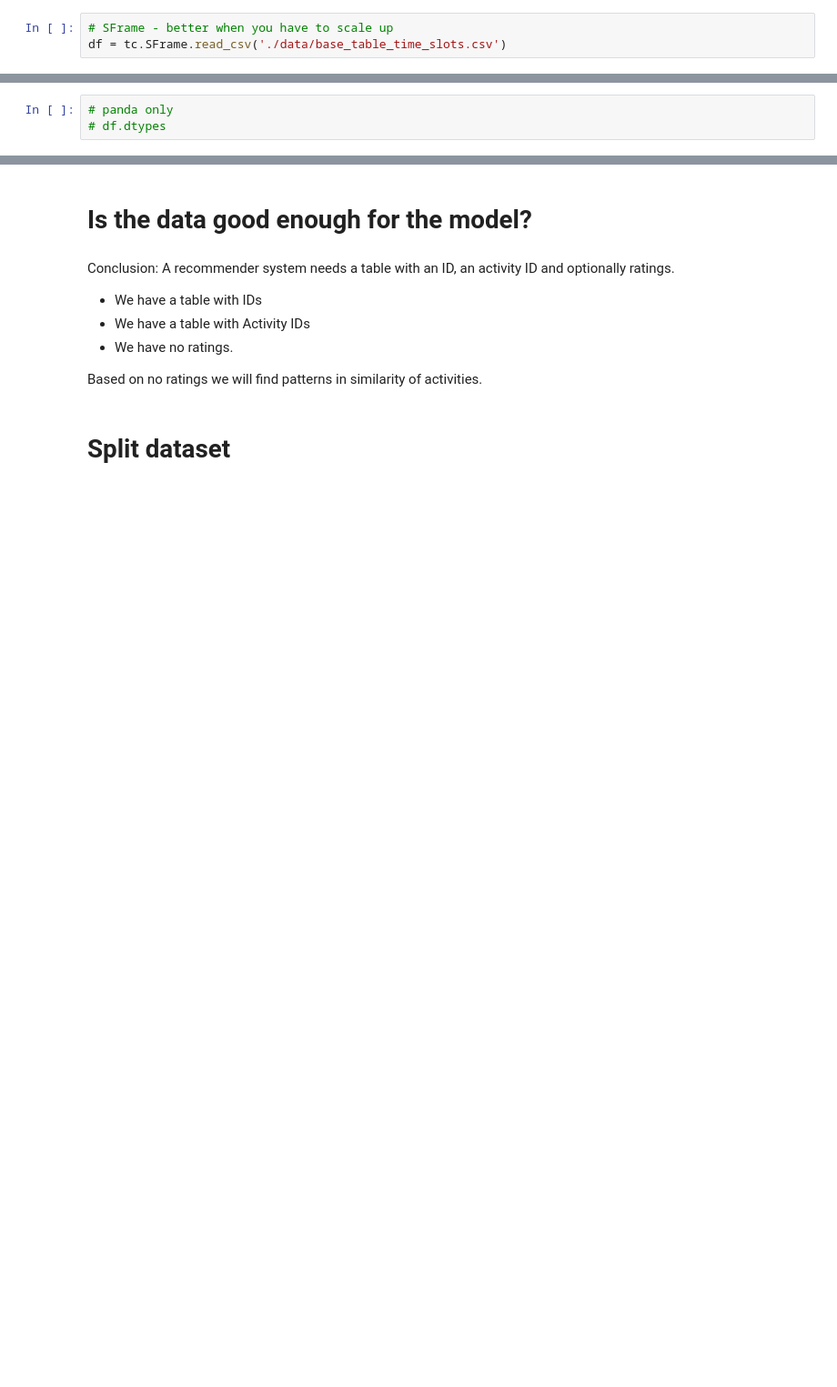
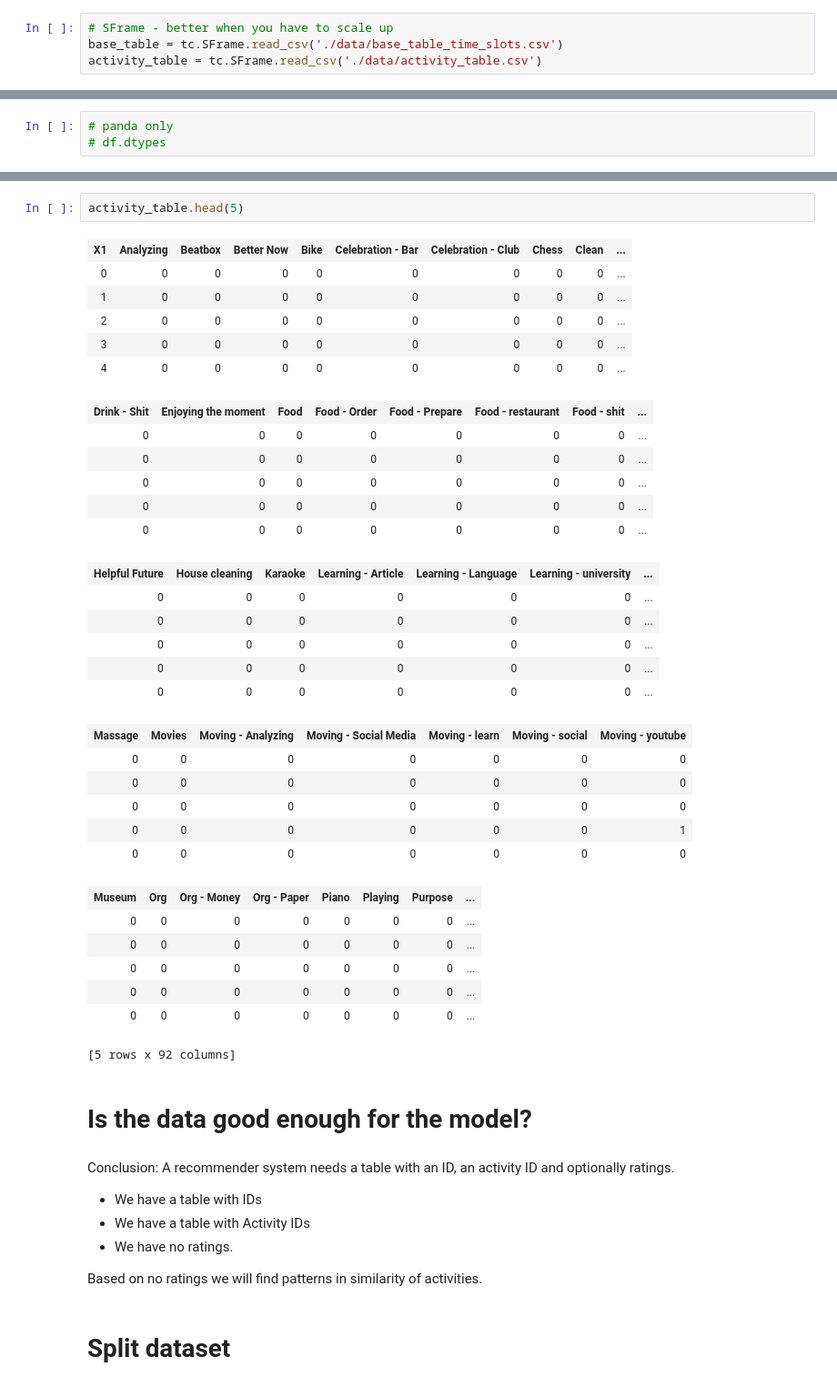
Before and after one commit to FollowJack/machine-learning-masterclass, a Jupyter notebook: project_10_activity_analysis/05_model__time_slot_recommendation.ipynb, the cells around one changed output, grey strips where cells are left out. Shown at 91% size. Cells and saved outputs as stored; diff of their text form; blank space fills up the shorter version.

```diff
--- a/project_10_activity_analysis/05_model__time_slot_recommendation.ipynb
+++ b/project_10_activity_analysis/05_model__time_slot_recommendation.ipynb
@@ -21,6 +21,7 @@ import turicreate as tc
 # df = pd.read_csv('data/clean_table.csv')
 # %%
 # SFrame - better when you have to scale up
-df = tc.SFrame.read_csv('./data/base_table_time_slots.csv')
+base_table = tc.SFrame.read_csv('./data/base_table_time_slots.csv')
+activity_table = tc.SFrame.read_csv('./data/activity_table.csv')
 # %% [output]
 Finished parsing file /Users/deniel.horvatic/repository/machine-learning-masterclass/project_10_activity_analysis/data/base_table_time_slots.csv
@@ -67,3 +79,37 @@ Columns:
+# %%
+activity_table.head(5)
+# %% [output]
+| X1 | Analyzing | Beatbox | Better Now | Bike | Celebration - Bar | Celebration - Club | Chess | Clean | ... |
+| 0 | 0 | 0 | 0 | 0 | 0 | 0 | 0 | 0 | ... |
+| 1 | 0 | 0 | 0 | 0 | 0 | 0 | 0 | 0 | ... |
+| 2 | 0 | 0 | 0 | 0 | 0 | 0 | 0 | 0 | ... |
+| 3 | 0 | 0 | 0 | 0 | 0 | 0 | 0 | 0 | ... |
+| 4 | 0 | 0 | 0 | 0 | 0 | 0 | 0 | 0 | ... |
+| Drink - Shit | Enjoying the moment | Food | Food - Order | Food - Prepare | Food - restaurant | Food - shit | ... |
+| 0 | 0 | 0 | 0 | 0 | 0 | 0 | ... |
+| 0 | 0 | 0 | 0 | 0 | 0 | 0 | ... |
+| 0 | 0 | 0 | 0 | 0 | 0 | 0 | ... |
+| 0 | 0 | 0 | 0 | 0 | 0 | 0 | ... |
+| 0 | 0 | 0 | 0 | 0 | 0 | 0 | ... |
+| Helpful Future | House cleaning | Karaoke | Learning - Article | Learning - Language | Learning - university | ... |
+| 0 | 0 | 0 | 0 | 0 | 0 | ... |
+| 0 | 0 | 0 | 0 | 0 | 0 | ... |
+| 0 | 0 | 0 | 0 | 0 | 0 | ... |
+| 0 | 0 | 0 | 0 | 0 | 0 | ... |
+| 0 | 0 | 0 | 0 | 0 | 0 | ... |
+| Massage | Movies | Moving - Analyzing | Moving - Social Media | Moving - learn | Moving - social | Moving - youtube |
+| 0 | 0 | 0 | 0 | 0 | 0 | 0 |
+| 0 | 0 | 0 | 0 | 0 | 0 | 0 |
+| 0 | 0 | 0 | 0 | 0 | 0 | 0 |
+| 0 | 0 | 0 | 0 | 0 | 0 | 1 |
+| 0 | 0 | 0 | 0 | 0 | 0 | 0 |
+| Museum | Org | Org - Money | Org - Paper | Piano | Playing | Purpose | ... |
+| 0 | 0 | 0 | 0 | 0 | 0 | 0 | ... |
+| 0 | 0 | 0 | 0 | 0 | 0 | 0 | ... |
+| 0 | 0 | 0 | 0 | 0 | 0 | 0 | ... |
+| 0 | 0 | 0 | 0 | 0 | 0 | 0 | ... |
+| 0 | 0 | 0 | 0 | 0 | 0 | 0 | ... |
+[5 rows x 92 columns]
 # %% [markdown]
 # Is the data good enough for the model?
 # %% [markdown]
```
Also changed, not shown: parts of 8 cells of this notebook, 5 other files.
